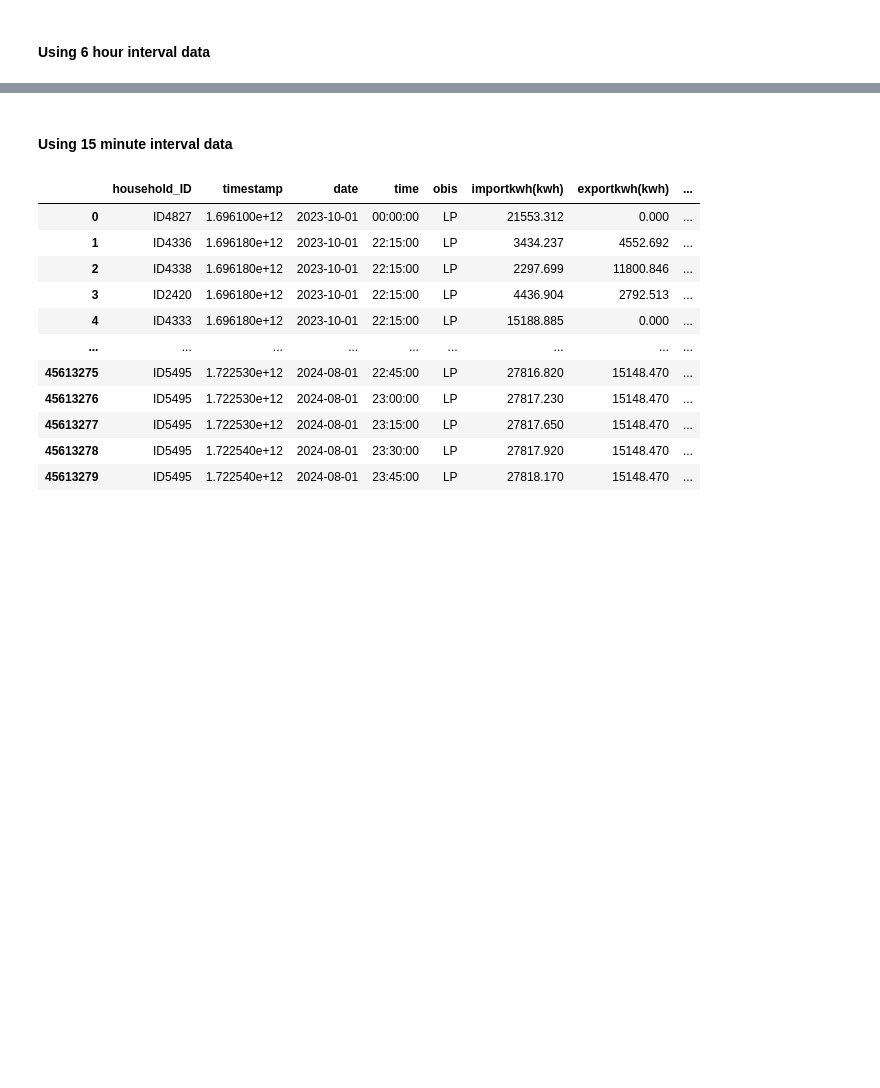
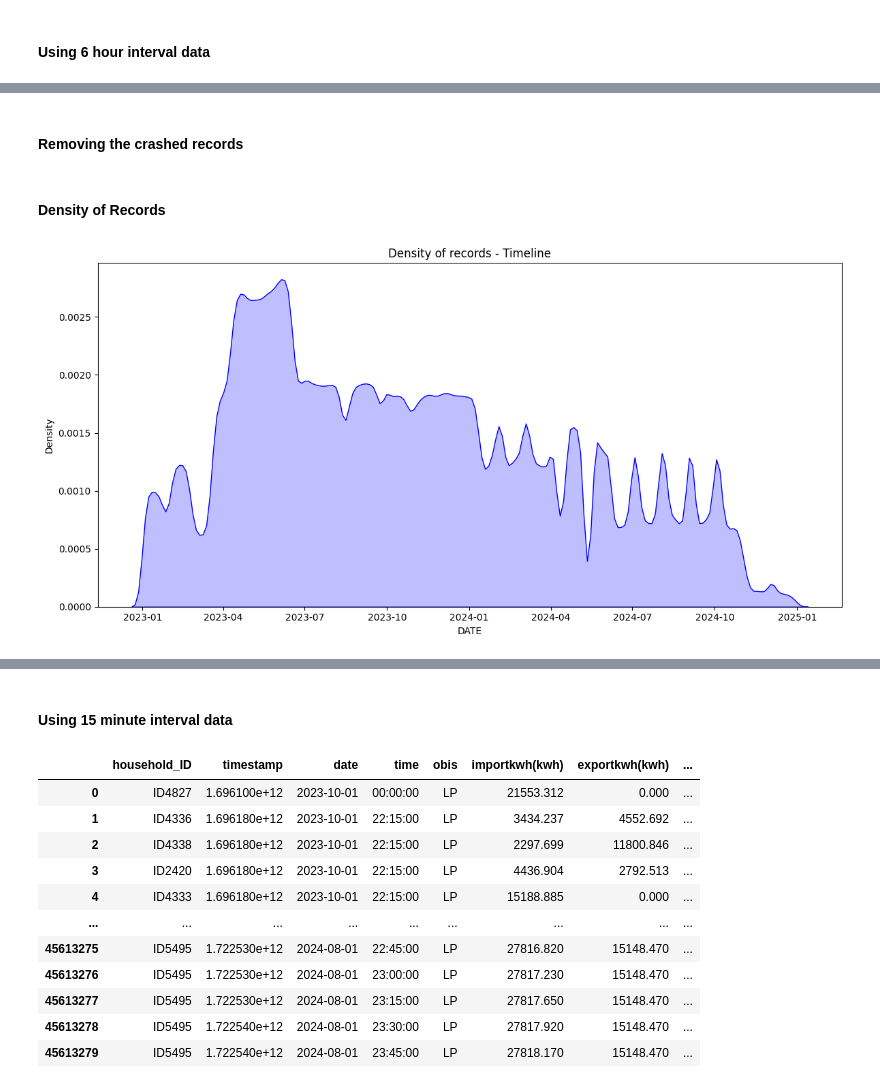
Before and after one commit to LIRNEasia/SL_electricity_consumption, a Jupyter notebook: notebooks/eda_with_sm.ipynb, the cells around one changed output, grey strips where cells are left out. Saved outputs shown, nothing was run; the diff lists cells and outputs as text; code cells hidden in the pictures; blank space fills up the shorter version.

```diff
--- a/notebooks/eda_with_sm.ipynb
+++ b/notebooks/eda_with_sm.ipynb
@@ -106,0 +214,2 @@ daily_export = all_data_filtered.groupby('time_cat')['TOTAL_EXPORT (kWh)'].mean(
+# %% [markdown]
+#### Removing the crashed records
@@ -107 +218,15 @@ daily_export = all_data_filtered.groupby('time_cat')['TOTAL_EXPORT (kWh)'].mean(
+# %% [markdown]
+#### Density of Records
+# %%
+plt.figure(figsize=(12, 6))
+
+sns.kdeplot(all_data_filtered['DATETIME'], fill=True, color='blue', bw_adjust=0.5)
+plt.title('Density of records - Timeline')
+plt.xlabel('DATE')
+plt.ylabel('Density')
+
+plt.tight_layout()
+plt.show()
+# %% [output]
+[figure, added]
 # %%
```
Also changed, not shown: parts of 27 cells of this notebook.
